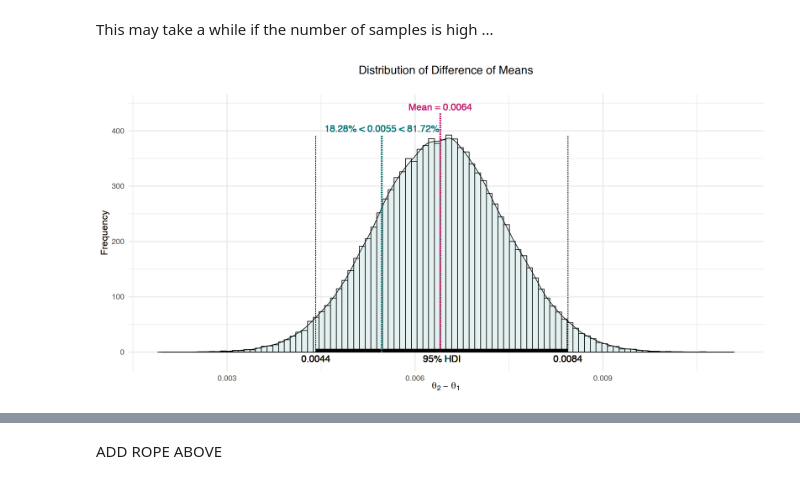
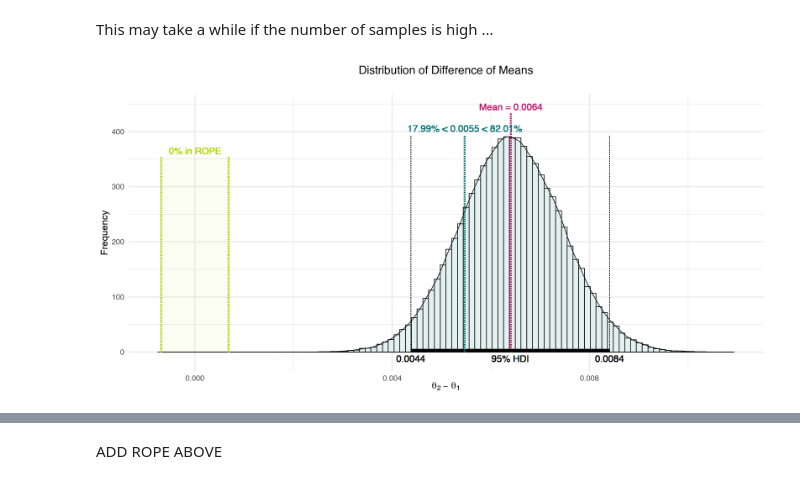
Before and after one commit to pape1412/abtesting_recipes, a Jupyter notebook: R/bayesian_estimation_R.ipynb, the cells around one changed output, grey strips where cells are left out. Drawn from its saved outputs; the diff is of its cells as text; code cells hidden in the pictures.

Commit message:
feat: added ROPE to plot

```diff
--- a/R/bayesian_estimation_R.ipynb
+++ b/R/bayesian_estimation_R.ipynb
@@ -255,0 +253,4 @@ paste0("Posterior standard deviations - control: ", round(sd(post_control), 5),
+# %%
+half_rope <- mean(post_control) * (1+0.01) - mean(post_control)
+rope <- c(0-half_rope, 0+half_rope)
+rope
@@ -295,7 +296,7 @@ paste0("Probability of difference of means being smaller/greater: ", comparison_
 Let's try to put this in a plot ... but let's write a function which we can simply use later
 # %%
 # Define function for creating histogram of posterior
-plot_histogram <- function(data, title, comparison_value = NULL){
+plot_histogram <- function(data, title, comparison_value = NULL, rope = NULL){
 
     # Set size of plot
     options(repr.plot.width=20, repr.plot.height=10)
@@ -344,6 +345,21 @@ plot_histogram <- function(data, title, comparison_value = NULL){
             geom_text(aes(label = comparison_label, x = val, y = ylims[2]*1.03), size = 7, colour = "#007575")
     }
 
+    # Add ROPE
+    if(!is.null(rope)){
+
+        # Compare distribution to ROPE
+        in_rope <- mean(data[,1] > rope[1] & data[,1] < rope[2]) * 100
+        rope_label <- paste0(in_rope,"% in ROPE")
+
+        # Add to plot
+        histogram <- histogram +
+            geom_segment(aes(x = rope[1], y = 0.0, xend = rope[1], yend = ylims[2]*0.9), linetype = "dashed", lwd = 1.25, colour = "#B0D400") +
+            geom_segment(aes(x = rope[2], y = 0.0, xend = rope[2], yend = ylims[2]*0.9), linetype = "dashed", lwd = 1.25, colour = "#B0D400") +
+            annotate("rect", xmin = rope[1], xmax = rope[2], ymin = 0, ymax = ylims[2]*0.9, fill = "#B0D400", alpha = 0.05) +
+            geom_text(aes(label = rope_label, x = mean(rope), y = ylims[2]*0.9*1.03), size = 7, colour = "#B0D400")
+    }
+
     return(histogram)
 }
 # %% [markdown]
@@ -351,6 +367,6 @@ This may take a while if the number of samples is high ...
 # %%
 # Plot histogram
 title = "Distribution of Difference of Means"
-plot_histogram(diffs, title = title, comparison_value = val)
+plot_histogram(diffs, title = title, comparison_value = val, rope = rope)
 # %% [output]
-[figure, old version]
+[figure, new version]
```
Also changed, not shown: parts of 23 cells of this notebook.
